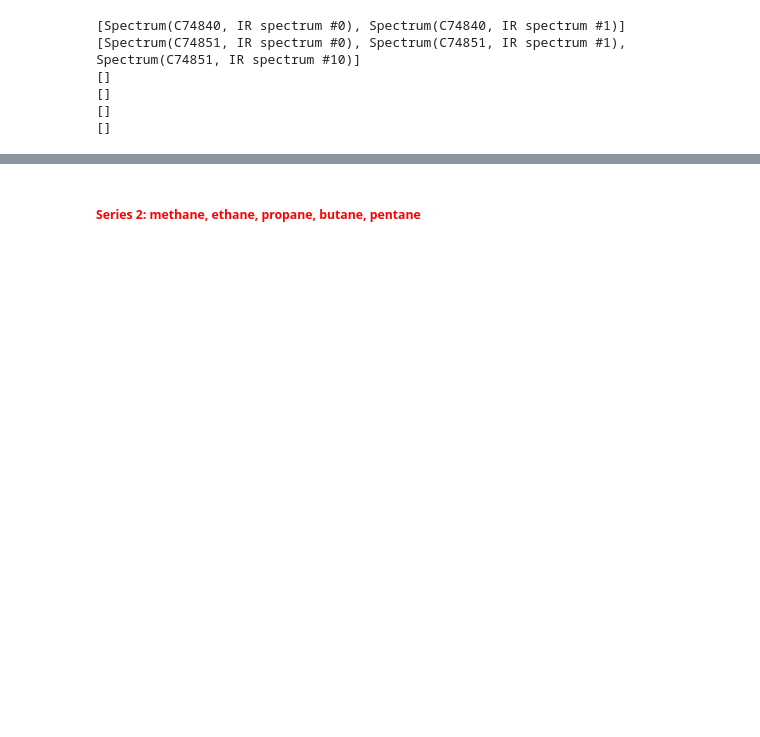
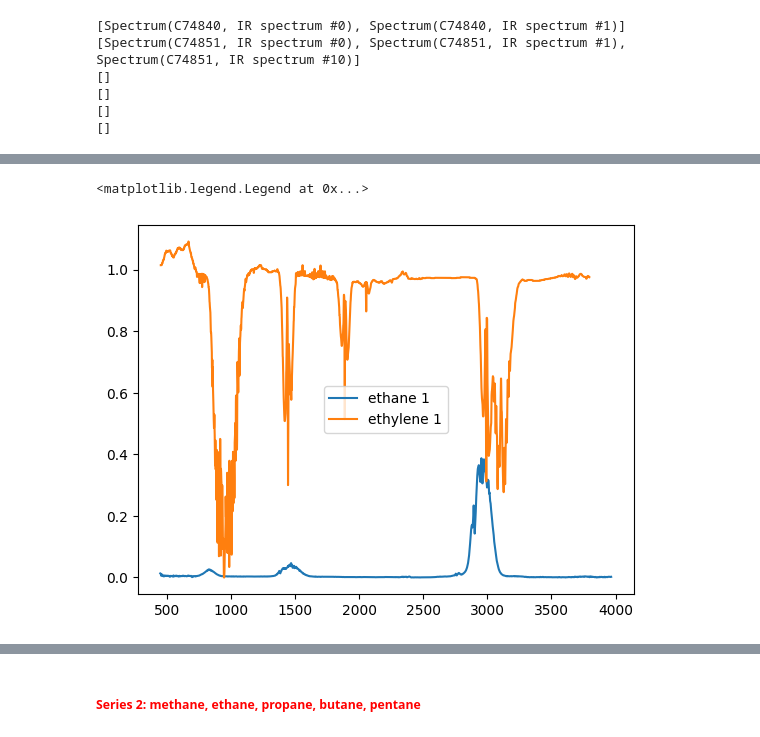
Before and after one commit to AngleKit/MSE7530Codes, a Jupyter notebook: Assignment1.ipynb, the cells around one changed output, grey strips where cells are left out. Cells and saved outputs as stored; diff of their text form; code cells hidden in the pictures; blank space fills up the shorter version.

```diff
--- a/Assignment1.ipynb
+++ b/Assignment1.ipynb
@@ -175,0 +190,8 @@ ene_list = [ene1,ene2,ene3]
+# %%
+fig, ax = plt.subplots()
+ax.plot(ane1['x'],ane1['y'],label='ethane 1')
+ax.plot(ene1['x'],ene1['y'],label='ethylene 1')
+ax.legend()
+# %% [output]
+<matplotlib.legend.Legend at 0x...>
+[figure, added]
```
Also changed, not shown: parts of 11 cells of this notebook.
